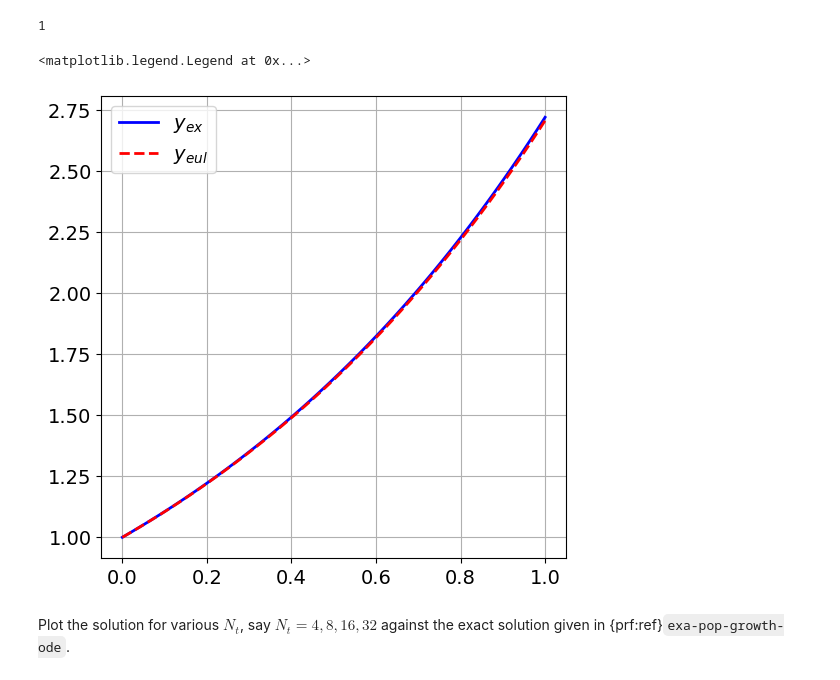
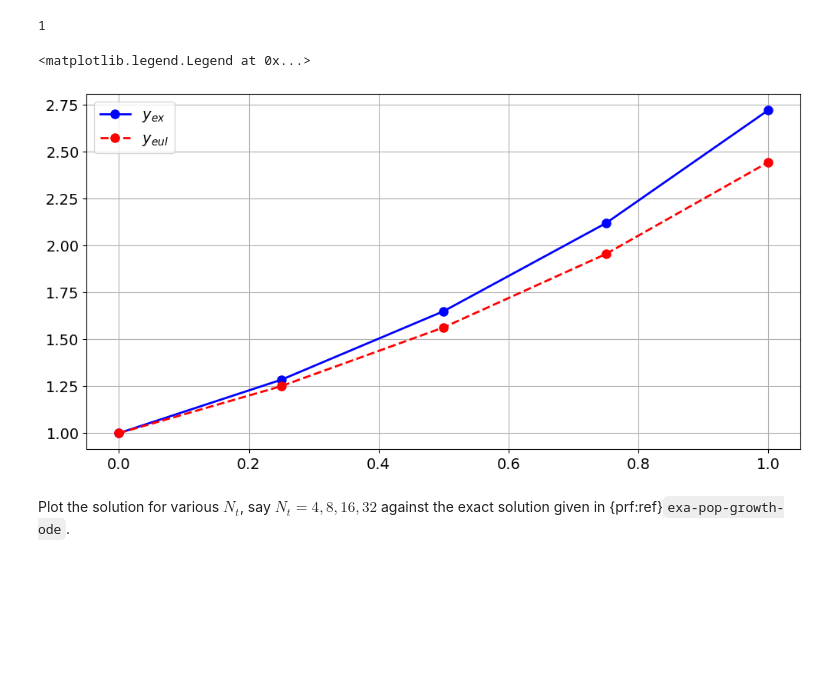
Before and after one commit to solniva/TMA4320_ScientificComputationNotes, a Jupyter notebook: chapter_ode/IntroductionNuMeODE.ipynb, the cells around one changed output. Drawn from its saved outputs; the diff is of its cells as text; code cells hidden in the pictures; blank space fills up the shorter version.

```diff
--- a/chapter_ode/IntroductionNuMeODE.ipynb
+++ b/chapter_ode/IntroductionNuMeODE.ipynb
@@ -198,7 +198,7 @@ Let's test Euler's method with the simple IVP given in {prf:ref}`exa-pop-growth-
 t0, T = 0, 1
 y0 = 1
 lam = 1
-Nmax = 100
+Nmax = 4
 
 # rhs of IVP
 f = lambda t,y: lam*y
@@ -215,12 +215,12 @@ ys_ex = y_ex(ts)
 # %%
 # Plot it
 plt.figure()
-plt.plot(ts, ys_ex, 'b-')
-plt.plot(ts, ys_eul, 'r--')
+plt.plot(ts, ys_ex, 'b-o')
+plt.plot(ts, ys_eul, 'r--o')
 plt.legend(["$y_{ex}$", "$y_{eul}$" ])
 # %% [output]
 <matplotlib.legend.Legend at 0x...>
-[figure, old version]
+[figure, new version]
 # %% [markdown]
 Plot the solution for various $N_t$,
 say $N_t = 4, 8, 16, 32$ against the exact solution given in
```
Also changed, not shown: parts of 4 cells of this notebook, 3 other files.
